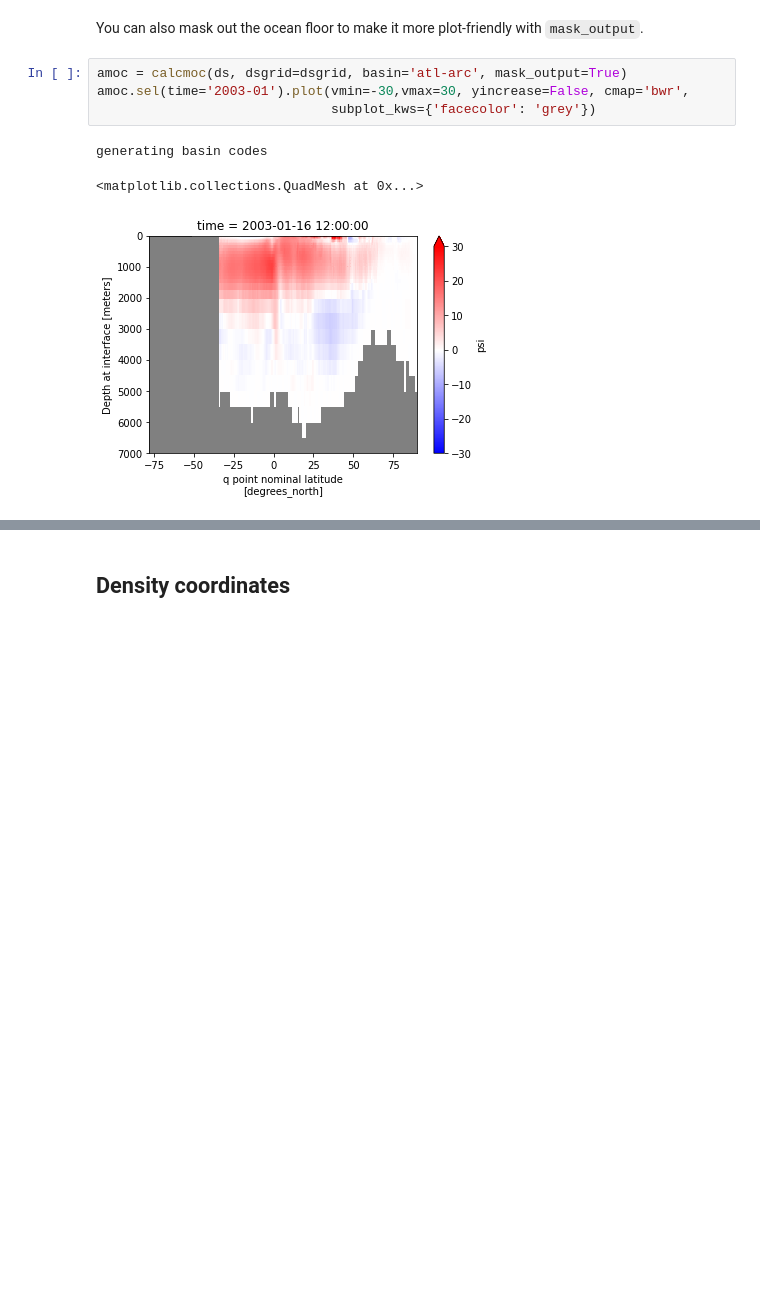
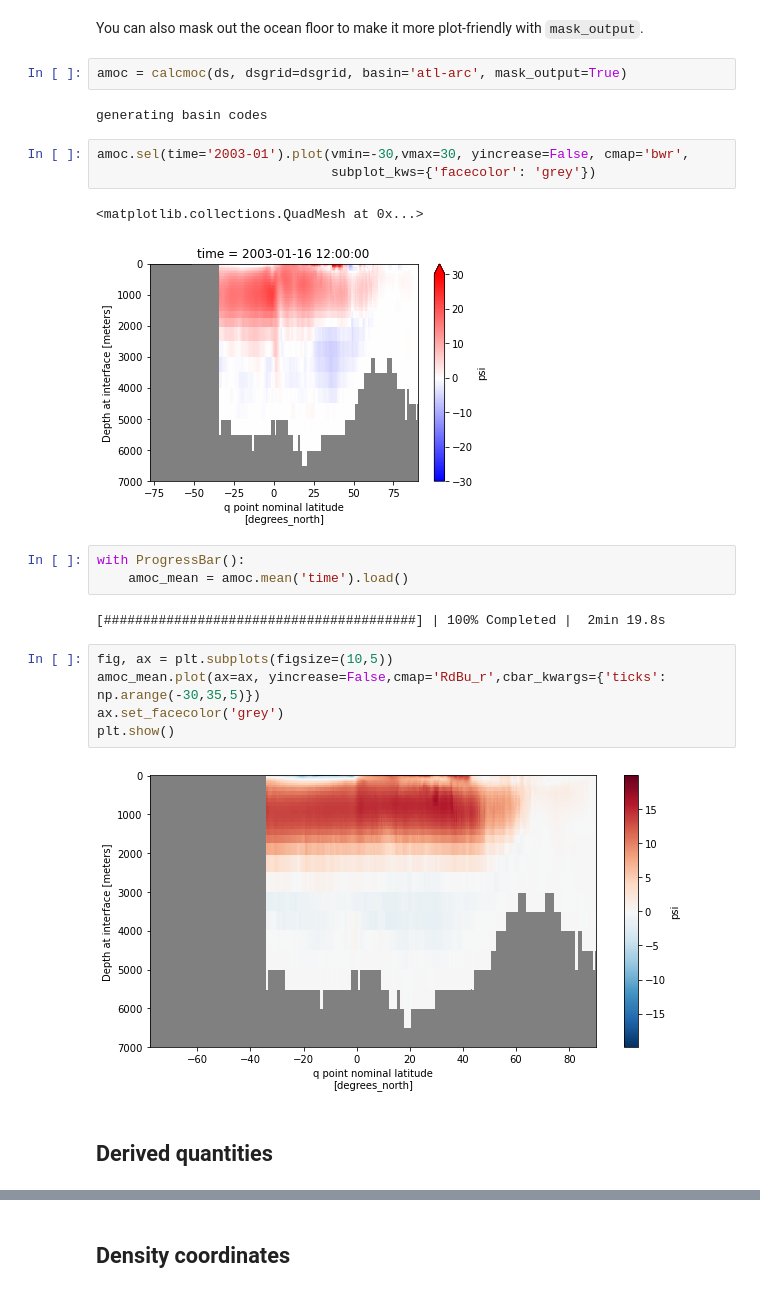
Before and after one commit to MOM6-community/MOM6-AnalysisCookbook, a Jupyter notebook: docs/notebooks/Overturning.ipynb, the cells around one changed output, grey strips where cells are left out. Drawn from its saved outputs; the diff is of its cells as text; blank space fills up the shorter version.

```diff
--- a/docs/notebooks/Overturning.ipynb
+++ b/docs/notebooks/Overturning.ipynb
@@ -92,11 +92,27 @@ pmoc.sel(time='2003-01').plot(vmin=-50,vmax=50, yincrease=False, cmap='bwr')
 ## Masking (only in geopotential coordinates)
 # %% [markdown]
 You can also mask out the ocean floor to make it more plot-friendly with `mask_output`.
+# %%
+amoc = calcmoc(ds, dsgrid=dsgrid, basin='atl-arc', mask_output=True)
+# %% [output]
+generating basin codes
 # %%
-amoc = calcmoc(ds, dsgrid=dsgrid, basin='atl-arc', mask_output=True)
 amoc.sel(time='2003-01').plot(vmin=-30,vmax=30, yincrease=False, cmap='bwr',
                               subplot_kws={'facecolor': 'grey'})
 # %% [output]
-generating basin codes
+<matplotlib.collections.QuadMesh at 0x...>
-<matplotlib.collections.QuadMesh at 0x...>
-[figure, old version]
+[figure, new version]
+# %%
+with ProgressBar():
+    amoc_mean = amoc.mean('time').load()
+# %% [output]
+[########################################] | 100% Completed |  2min 19.8s
+# %%
+fig, ax = plt.subplots(figsize=(10,5))
+amoc_mean.plot(ax=ax, yincrease=False,cmap='RdBu_r',cbar_kwargs={'ticks': np.arange(-30,35,5)})
+ax.set_facecolor('grey')
+plt.show()
+# %% [output]
+[figure, added]
+# %% [markdown]
+## Derived quantities
```
Also changed, not shown: parts of 106 cells of this notebook.
